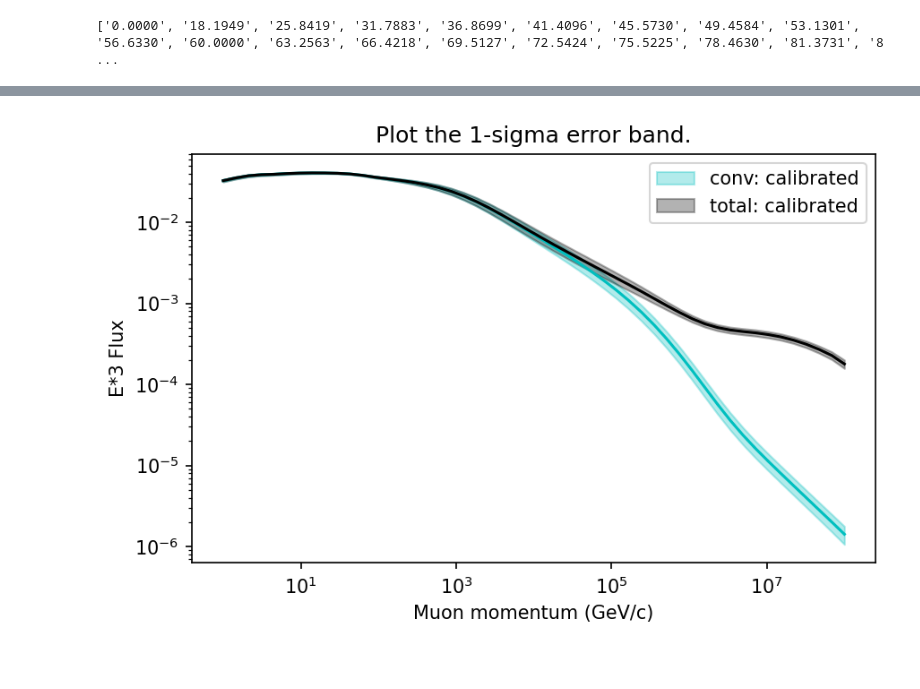
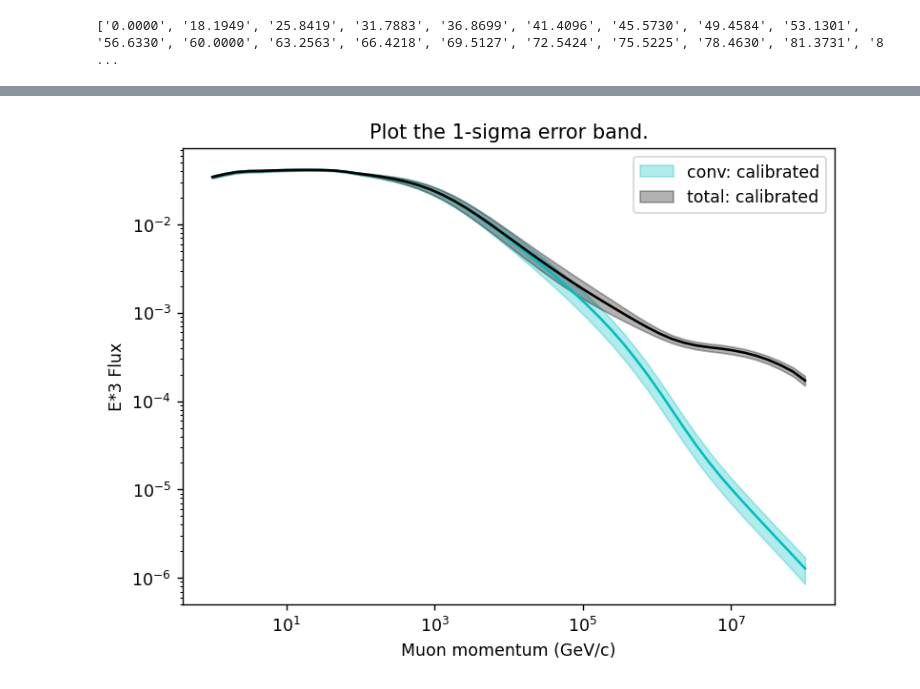
Before and after one commit to mceq-project/daemonflux, a Jupyter notebook: examples/example.ipynb, the cells around one changed output, grey strips where cells are left out. Cells and saved outputs as stored; diff of their text form; code cells hidden in the pictures.

```diff
--- a/examples/example.ipynb
+++ b/examples/example.ipynb
@@ -19,7 +22,7 @@ import numpy as np
 import matplotlib.pyplot as plt
 from daemonflux import Flux
 from matplotlib import rcParams
-rcParams['figure.dpi'] = 150
+rcParams['figure.dpi'] = 125
 # %%
 # Create an instance of the Flux class with default settings
 # Choices for location are 'generic', 'IceCube' and 'Kamioka'.
@@ -27,7 +30,7 @@ rcParams['figure.dpi'] = 150
 # For IceCube the zenith angle extends to 180 degrees (upgoing). The asymmetry between up and downgoing is only due to the atmosphere.
 # For Kamioka the atmosphere is very close to USStd (generic) and differences are almost negligible.
 
-fl_ic = Flux(location='generic', use_calibration=True, debug=1)
+fl = Flux(location='generic', use_calibration=True, debug=1)
 # %%
 # For comparisons disable the calibration.
 # This is not a recommended setting, and it is not exactly corresponding to the DDM+GSF case from https://arxiv.org/abs/2205.14766
@@ -111,22 +114,22 @@ plt.tight_layout()
 # %%
 plt.figure()
 plt.title("Plot the 1-sigma error band.")
-fl = fl_ic.flux(egrid, '15', 'numuflux')
-err = fl_ic.error(egrid, '15', 'numuflux')
-plt.loglog(egrid, fl, color='c')
-plt.fill_between(egrid, fl + err, fl - err, color='c', alpha=.3, label='conv: calibrated')
+flx = fl.flux(egrid, '15', 'numuflux')
+err = fl.error(egrid, '15', 'numuflux')
+plt.loglog(egrid, flx, color='c')
+plt.fill_between(egrid, flx + err, flx - err, color='c', alpha=.3, label='conv: calibrated')
 
-fl = fl_ic.flux(egrid, '15', 'total_numuflux')
-err = fl_ic.error(egrid, '15', 'total_numuflux')
-plt.loglog(egrid, fl, color='k')
-plt.fill_between(egrid, fl + err, fl - err, color='k', alpha=.3, label='total: calibrated')
+flx = fl.flux(egrid, '15', 'total_numuflux')
+err = fl.error(egrid, '15', 'total_numuflux')
+plt.loglog(egrid, flx, color='k')
+plt.fill_between(egrid, flx + err, flx - err, color='k', alpha=.3, label='total: calibrated')
 
 plt.xlabel('Muon momentum (GeV/c)')
 plt.ylabel('E*3 Flux')
 plt.legend()
 plt.tight_layout()
 # %% [output]
-[figure, old version]
+[figure, new version]
 # %%
 # Plot for arbitrary zenith angles
 zeniths = [0., 25, "45", "80"]
```
Also changed, not shown: parts of 14 cells of this notebook, 5 other files.
